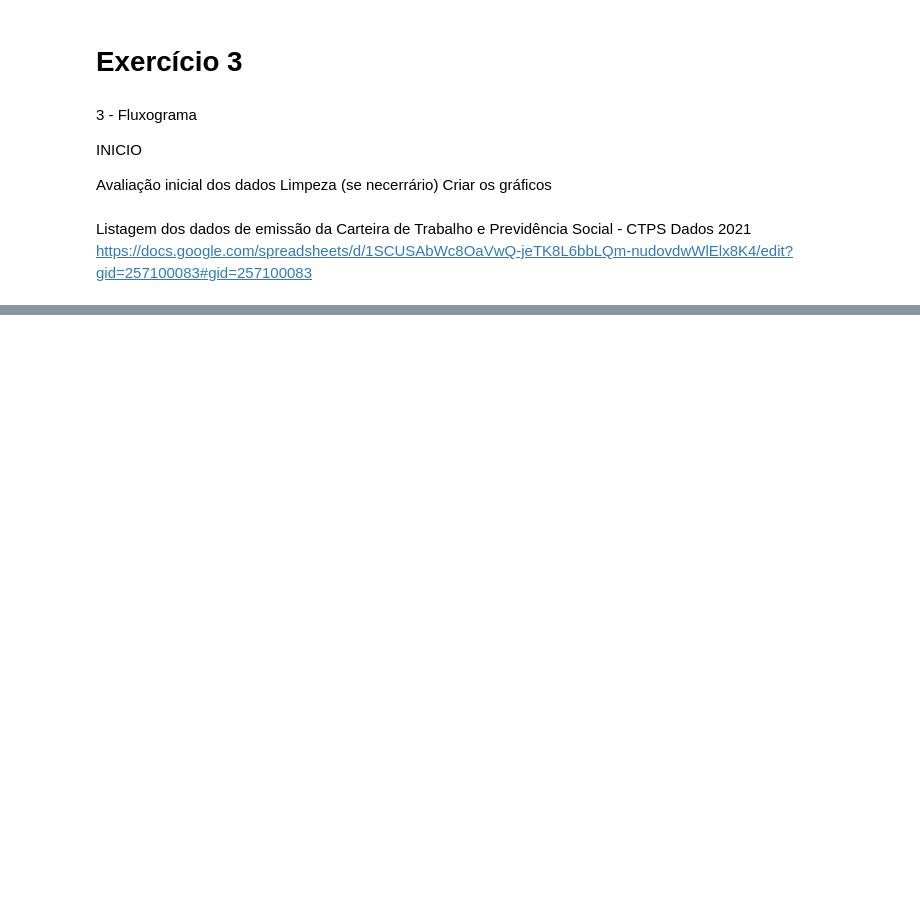
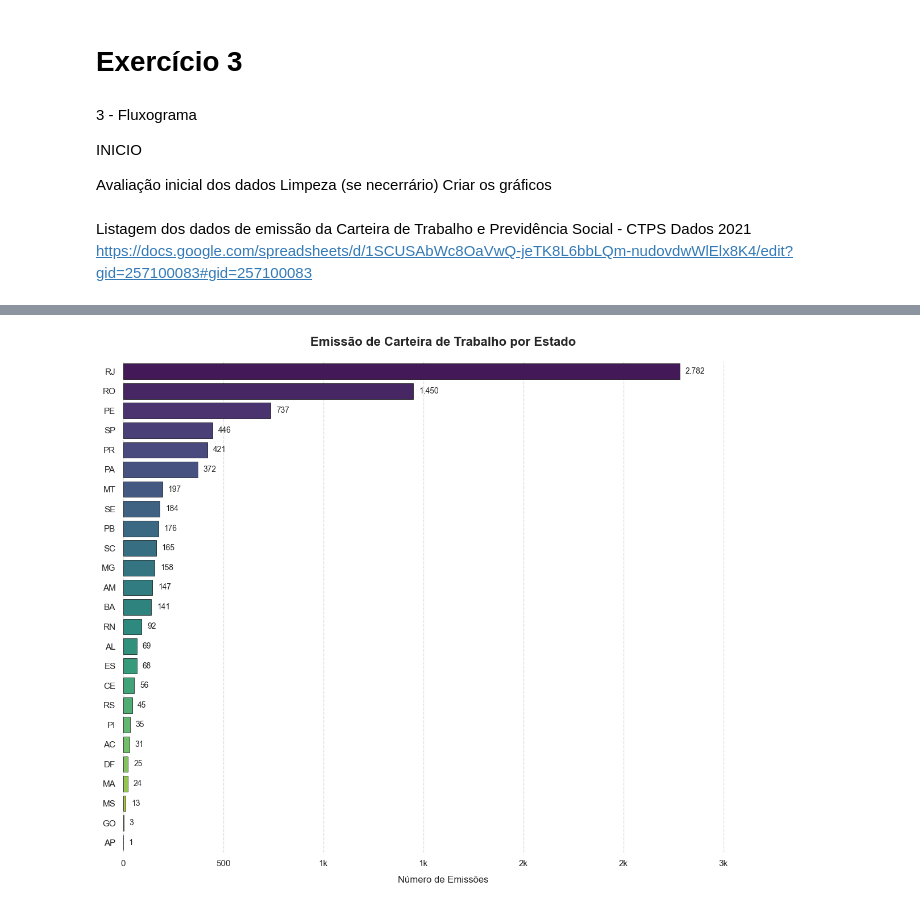
Before and after one commit to vinanit/Atividade-3-Fisica-Computacional, a Jupyter notebook: Av3.ipynb, the cells around one changed output, grey strips where cells are left out. Drawn from its saved outputs; the diff is of its cells as text; code cells hidden in the pictures; blank space fills up the shorter version.

```diff
--- a/Av3.ipynb
+++ b/Av3.ipynb
@@ -125,0 +122,77 @@ Tem que fazer um powerpoint da apresentação
+# %%
+import pandas as pd
+import numpy as np
+import matplotlib.pyplot as plt
+import seaborn as sns
+import geopandas as gpd
+from matplotlib.colors import LinearSegmentedColormap
+
+# Carregar os dados
+df_original = pd.read_excel('Dados_CTPS_2021.xlsx')
+
+df = df_original.copy()
+# %%
+import seaborn as sns
+import matplotlib.pyplot as plt
+import pandas as pd
+from matplotlib.ticker import FuncFormatter
+
+df = df[df["Tipo Protocolo"] == "1ª Via"]  # Filtrar apenas registros de PRIMEIRA VIA
+
+# Configuração do estilo
+
+sns.set_theme(style="white")
+
+# Preparação dos dados
+contagem_estados = df['Sigla UF Órgão'].value_counts().reset_index()
+contagem_estados.columns = ['Estado', 'Quantidade']
+contagem_estados = contagem_estados.sort_values('Quantidade', ascending=False)
+
+# Paleta de cores personalizada
+cores = sns.color_palette("viridis", n_colors=len(contagem_estados))
+
+# Criação da figura
+plt.figure(figsize=(12, 10))
+ax = sns.barplot(
+    x='Quantidade',
+    y='Estado',
+    data=contagem_estados,
+    palette=cores,
+    edgecolor='black',
+    linewidth=0.5
+)
+
+# Adicionando valores nas barras
+for i, (valor, estado) in enumerate(zip(contagem_estados['Quantidade'], contagem_estados['Estado'])):
+    ax.text(valor + max(contagem_estados['Quantidade'])*0.01,
+            i,
+            f'{valor:,}'.replace(',', '.'),
+            ha='left',
+            va='center',
+            fontsize=10)
+
+# Formatação do eixo x para milhares
+def formatar_milhares(x, pos):
+    return f'{int(x/1000)}k' if x >= 1000 else f'{int(x)}'
+
+ax.xaxis.set_major_formatter(FuncFormatter(formatar_milhares))
+
+# Títulos e labels
+plt.title('Emissão de Carteira de Trabalho por Estado',
+          fontsize=16,
+          pad=20,
+          fontweight='bold')
+plt.xlabel('Número de Emissões', fontsize=12, labelpad=10)
+plt.ylabel('', fontsize=12)
+plt.xlim(0, max(contagem_estados['Quantidade']) * 1.15)
+
+# Adicionando linhas de grid verticais
+ax.xaxis.grid(True, linestyle='--', alpha=0.6)
+
+# Removendo bordas
+sns.despine(left=True, bottom=True)
+
+# Ajustes finais
+plt.tight_layout()
+plt.show()
+# %% [output]
@@ -125,0 +202 @@ Tem que fazer um powerpoint da apresentação
+[figure, added]
```
Also changed, not shown: parts of 8 cells of this notebook.
